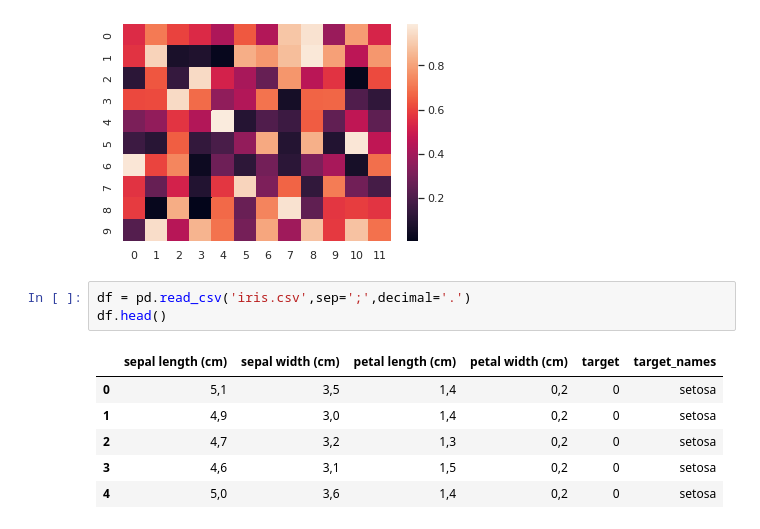
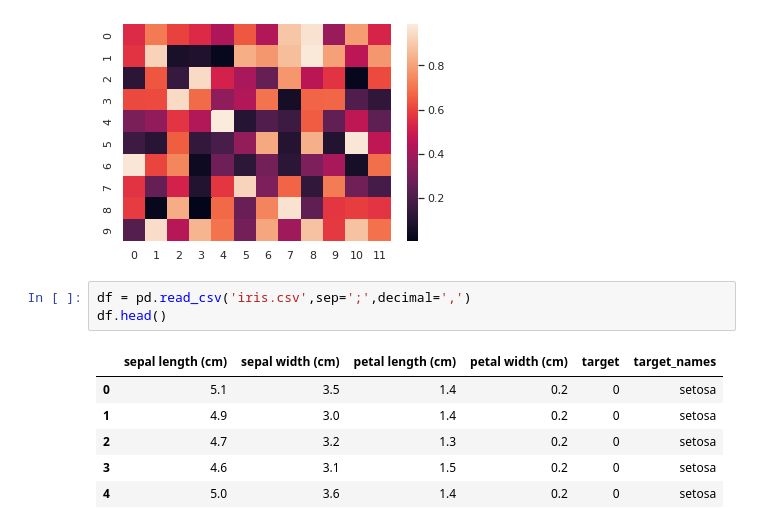
Before and after one commit to paulo-santos-ds/Estatistica, a Jupyter notebook: Estatistica.ipynb, the cells around one changed output. Saved outputs shown, nothing was run; the diff lists cells and outputs as text.

```diff
--- a/Estatistica.ipynb
+++ b/Estatistica.ipynb
@@ -104,12 +104,12 @@ ax = sns.heatmap(uniform_data)
 # %% [output]
 [figure]
 # %%
-df = pd.read_csv('iris.csv',sep=';',decimal='.')
+df = pd.read_csv('iris.csv',sep=';',decimal=',')
 df.head()
 # %% [output]
 |  | sepal length (cm) | sepal width (cm) | petal length (cm) | petal width (cm) | target | target_names |
-| 0 | 5,1 | 3,5 | 1,4 | 0,2 | 0 | setosa |
-| 1 | 4,9 | 3,0 | 1,4 | 0,2 | 0 | setosa |
-| 2 | 4,7 | 3,2 | 1,3 | 0,2 | 0 | setosa |
-| 3 | 4,6 | 3,1 | 1,5 | 0,2 | 0 | setosa |
-| 4 | 5,0 | 3,6 | 1,4 | 0,2 | 0 | setosa |
+| 0 | 5.1 | 3.5 | 1.4 | 0.2 | 0 | setosa |
+| 1 | 4.9 | 3.0 | 1.4 | 0.2 | 0 | setosa |
+| 2 | 4.7 | 3.2 | 1.3 | 0.2 | 0 | setosa |
+| 3 | 4.6 | 3.1 | 1.5 | 0.2 | 0 | setosa |
+| 4 | 5.0 | 3.6 | 1.4 | 0.2 | 0 | setosa |
```
Also changed, not shown: parts of 2 cells of this notebook.
